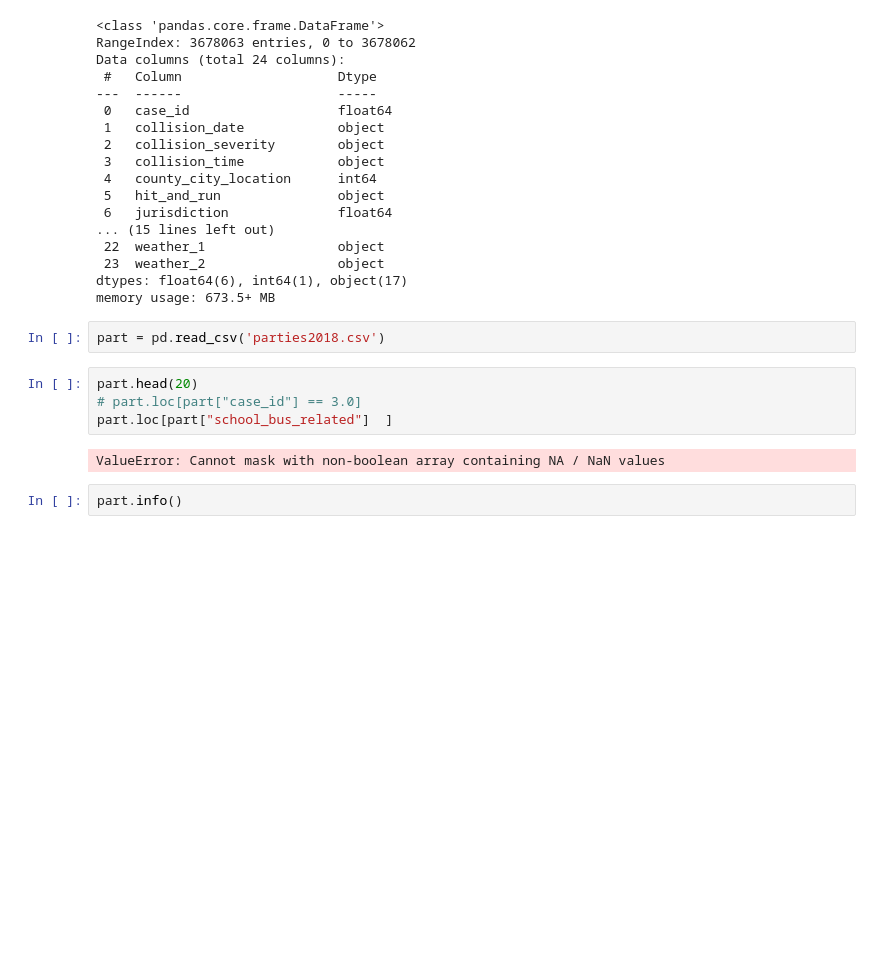
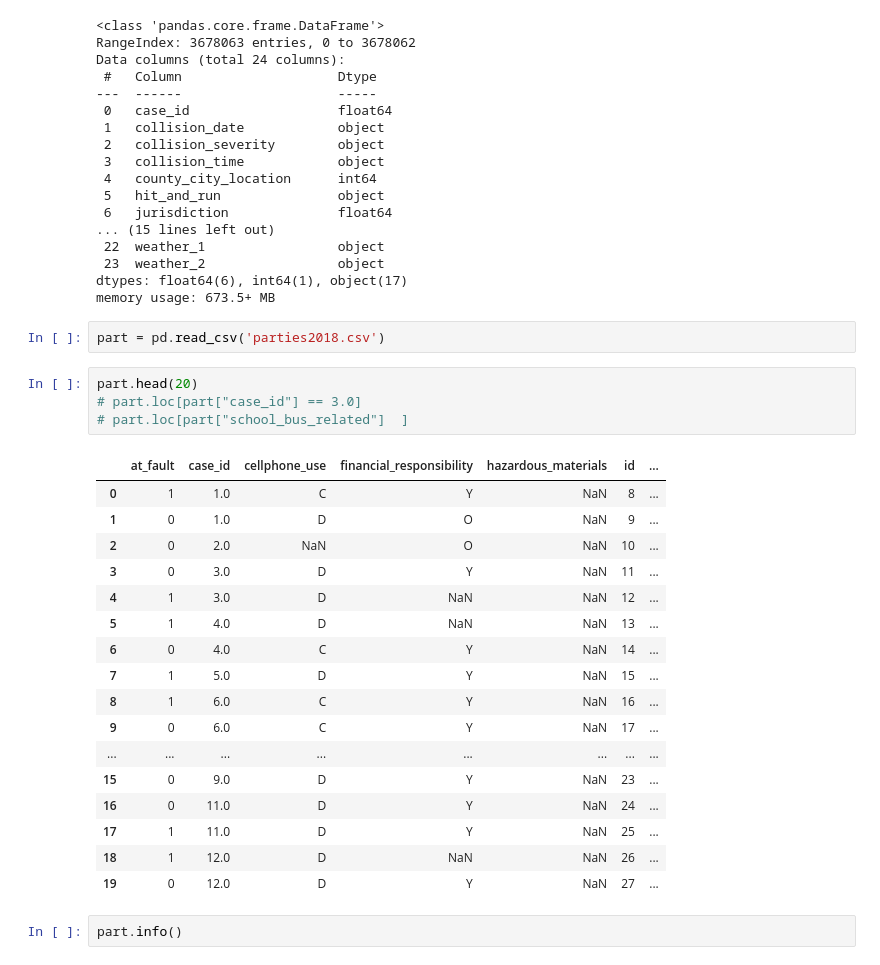
Before and after one commit to Xavier0301/db-54, a Jupyter notebook: part1/browse.ipynb, the cells around one changed output. Cells and saved outputs as stored; diff of their text form; blank space fills up the shorter version.

```diff
--- a/part1/browse.ipynb
+++ b/part1/browse.ipynb
@@ -47,9 +47,25 @@ part = pd.read_csv('parties2018.csv')
 # %%
 part.head(20)
 # part.loc[part["case_id"] == 3.0]
-part.loc[part["school_bus_related"]  ]
+# part.loc[part["school_bus_related"]  ]
 # %% [output]
-ValueError: Cannot mask with non-boolean array containing NA / NaN values
+|  | at_fault | case_id | cellphone_use | financial_responsibility | hazardous_materials | id | ... |
+| 0 | 1 | 1.0 | C | Y | NaN | 8 | ... |
+| 1 | 0 | 1.0 | D | O | NaN | 9 | ... |
+| 2 | 0 | 2.0 | NaN | O | NaN | 10 | ... |
+| 3 | 0 | 3.0 | D | Y | NaN | 11 | ... |
+| 4 | 1 | 3.0 | D | NaN | NaN | 12 | ... |
+| 5 | 1 | 4.0 | D | NaN | NaN | 13 | ... |
+| 6 | 0 | 4.0 | C | Y | NaN | 14 | ... |
+| 7 | 1 | 5.0 | D | Y | NaN | 15 | ... |
+| 8 | 1 | 6.0 | C | Y | NaN | 16 | ... |
+| 9 | 0 | 6.0 | C | Y | NaN | 17 | ... |
+| ... | ... | ... | ... | ... | ... | ... | ... |
+| 15 | 0 | 9.0 | D | Y | NaN | 23 | ... |
+| 16 | 0 | 11.0 | D | Y | NaN | 24 | ... |
+| 17 | 1 | 11.0 | D | Y | NaN | 25 | ... |
+| 18 | 1 | 12.0 | D | NaN | NaN | 26 | ... |
+| 19 | 0 | 12.0 | D | Y | NaN | 27 | ... |
 # %%
 part.info()
 # %% [output]
```
Also changed, not shown: 2 other files.
